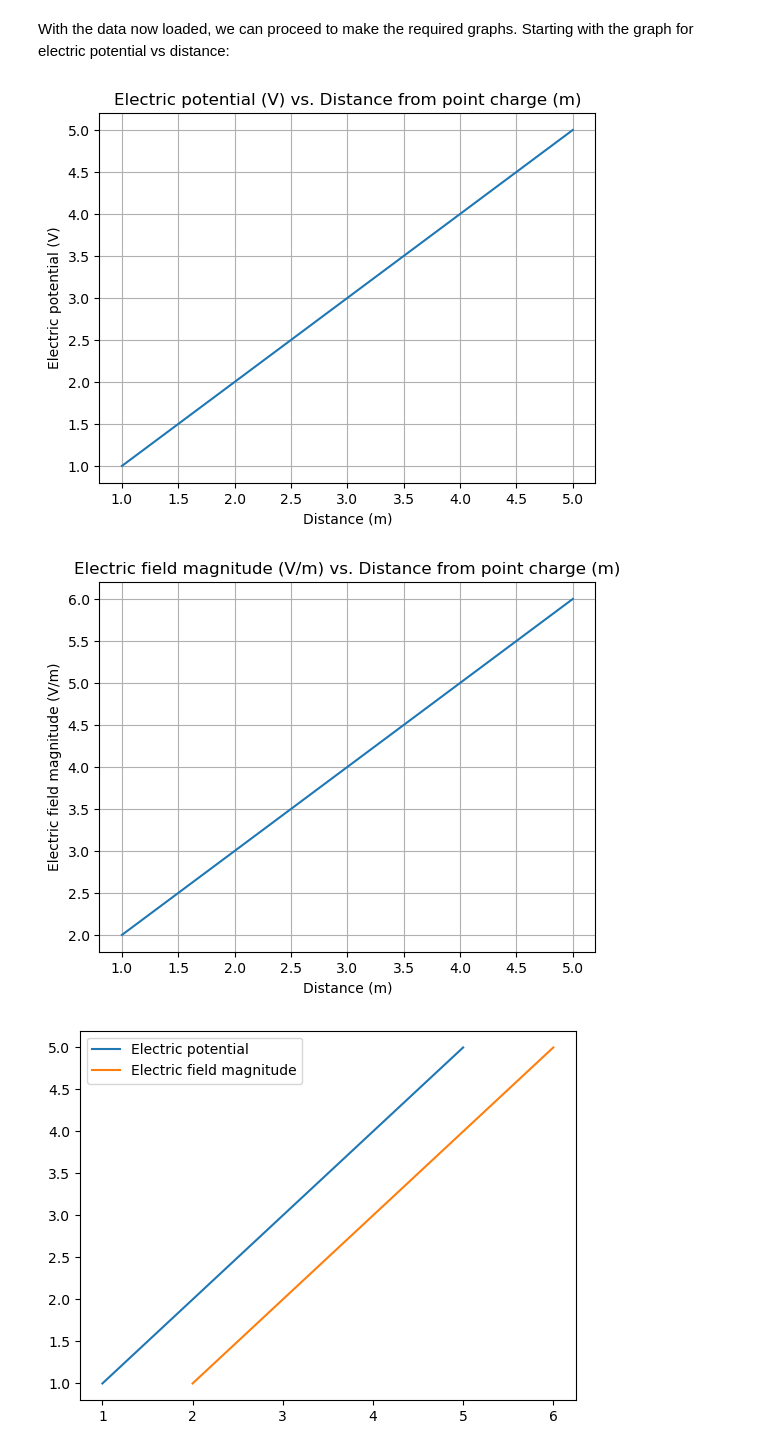
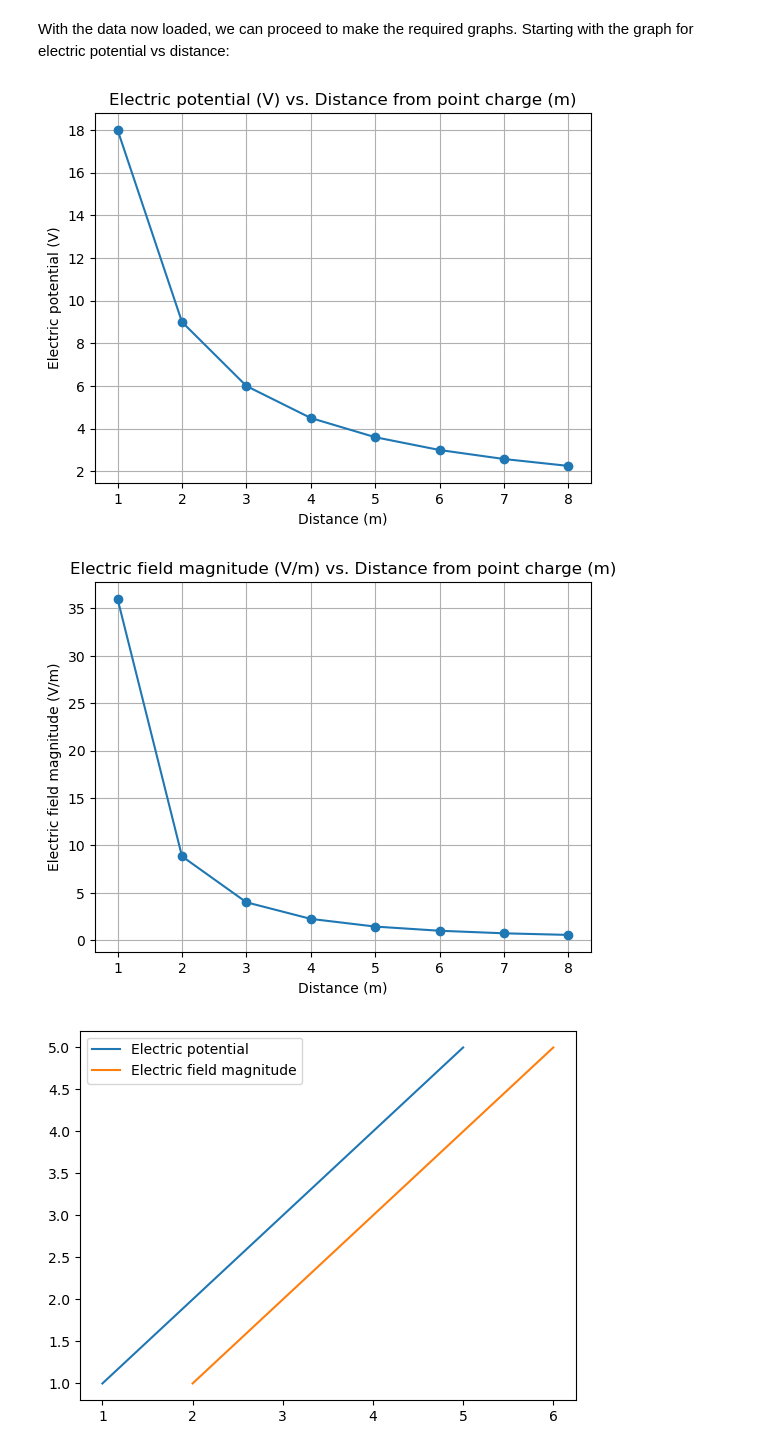
Before and after one commit to roy-cruz/FISI3154-Py, a Jupyter notebook: Lab1_Notebook-Virt.ipynb, the cells around one changed output. Saved outputs shown, nothing was run; the diff lists cells and outputs as text; code cells hidden in the pictures.

Commit message:
Made graphs using own data and modified parameters to make graphs look nice.

```diff
--- a/Lab1_Notebook-Virt.ipynb
+++ b/Lab1_Notebook-Virt.ipynb
@@ -13,11 +13,11 @@ import pandas as pd # Will allow us to show data in a tabular fashion
 We now load the measured data. This would usually be done by reading from a file (for example, a file with extension .csv), but for simplicity, we will simply be typing the data ourselves and storing them in two lists.
 # %%
 # Distance (in meters)
-dist = [1,2,3,4,5] # Type your data inside the square brakets, with each data point separated by a comma.
+dist = [1, 2, 3, 4, 5, 6, 7, 8] # Type your data inside the square brakets, with each data point separated by a comma.
 # Electric potential (in V)
-elec_pot = [1,2,3,4,5]
+elec_pot = [18.00, 9.00, 6.00, 4.50, 3.60, 3.00, 2.578, 2.255]
 # Electric field magnitude (in V/m)
-elec_field = [2,3,4,5,6]
+elec_field = [36.0, 8.85, 4.00, 2.25, 1.44, 1.00, 0.73, 0.56]
 
 df = pd.DataFrame({"Distance (m)":dist, "Electric potential (V)":elec_pot, "Electric field magnitude (V/m)": elec_field})
 df
@@ -32,22 +35,26 @@ df
 With the data now loaded, we can proceed to make the required graphs. Starting with the graph for electric potential vs distance:
 # %%
 fig, ax_pot = plt.subplots()
-ax_pot.plot(dist, elec_pot)
+
+ax_pot.plot(dist, elec_pot, marker="o")
+
 ax_pot.set_xlabel("Distance (m)")
 ax_pot.set_ylabel("Electric potential (V)")
 ax_pot.set_title("Electric potential (V) vs. Distance from point charge (m)")
 ax_pot.grid()
+
+plt.show()
 # %% [output]
-[figure, old version]
+[figure, new version]
 # %%
 fig, ax_field = plt.subplots()
-ax_field.plot(dist, elec_field)
+ax_field.plot(dist, elec_field, marker="o")
 ax_field.set_xlabel("Distance (m)")
 ax_field.set_ylabel("Electric field magnitude (V/m)")
 ax_field.set_title("Electric field magnitude (V/m) vs. Distance from point charge (m)")
 ax_field.grid()
 # %% [output]
-[figure, old version]
+[figure, new version]
 # %%
 fig = plt.subplots()
 
```
Also changed, not shown: parts of 1 cell of this notebook.
